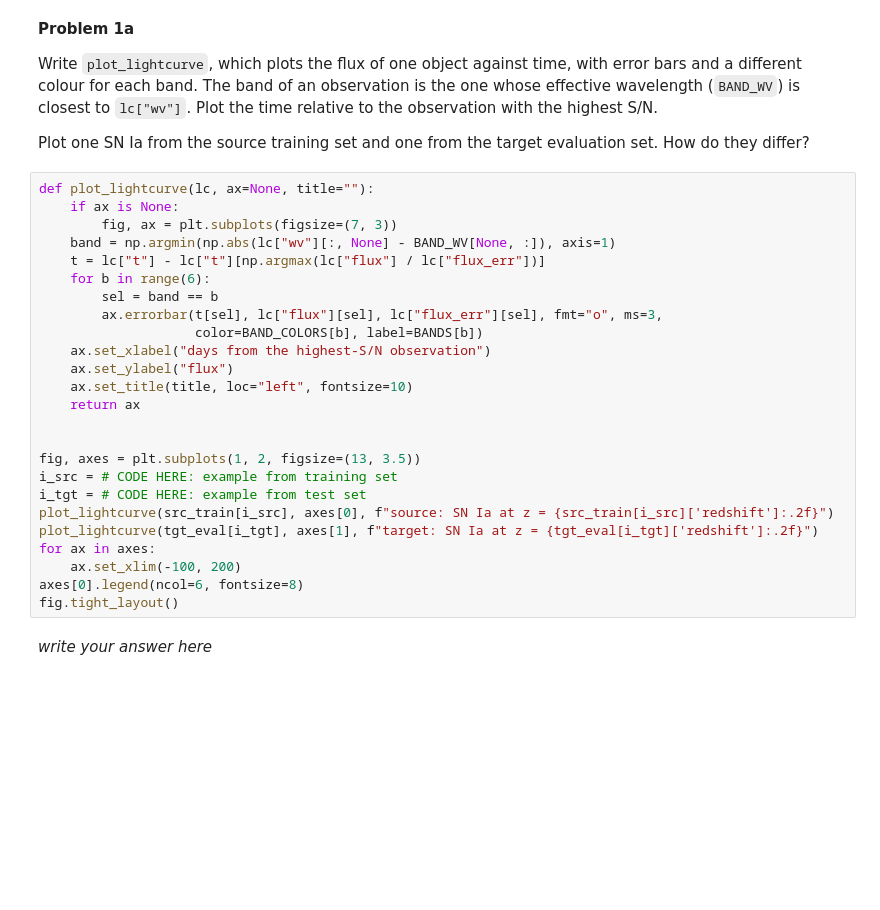
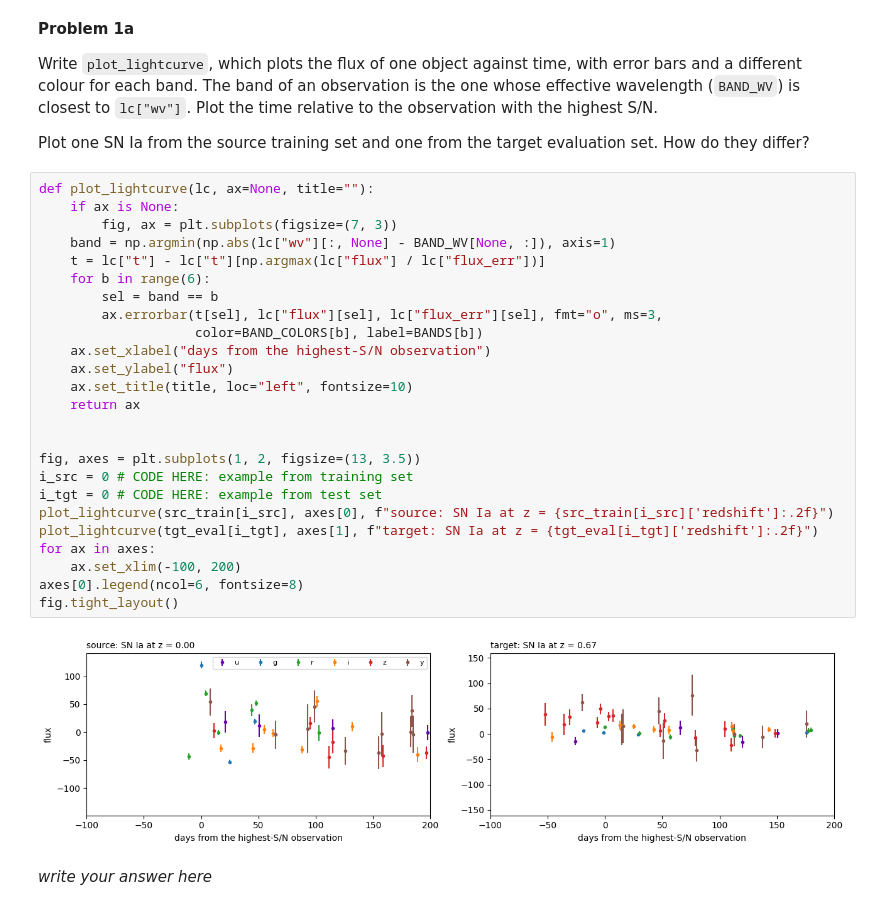
Before and after one commit to hskobe/Session-27, a Jupyter notebook: Day5/MLForTimeSeriesPart2.ipynb, the cells around one changed output. Drawn from its saved outputs; the diff is of its cells as text; blank space fills up the shorter version.

```diff
--- a/Day5/MLForTimeSeriesPart2.ipynb
+++ b/Day5/MLForTimeSeriesPart2.ipynb
@@ -157,28 +170,30 @@ Plot one SN Ia from the source training set and one from the target evaluation s
 # %%
 def plot_lightcurve(lc, ax=None, title=""):
     if ax is None:
         fig, ax = plt.subplots(figsize=(7, 3))
     band = np.argmin(np.abs(lc["wv"][:, None] - BAND_WV[None, :]), axis=1)
     t = lc["t"] - lc["t"][np.argmax(lc["flux"] / lc["flux_err"])]
     for b in range(6):
         sel = band == b
         ax.errorbar(t[sel], lc["flux"][sel], lc["flux_err"][sel], fmt="o", ms=3,
                     color=BAND_COLORS[b], label=BANDS[b])
     ax.set_xlabel("days from the highest-S/N observation")
     ax.set_ylabel("flux")
     ax.set_title(title, loc="left", fontsize=10)
     return ax
 
 
 fig, axes = plt.subplots(1, 2, figsize=(13, 3.5))
-i_src = # CODE HERE: example from training set
-i_tgt = # CODE HERE: example from test set
+i_src = 0 # CODE HERE: example from training set
+i_tgt = 0 # CODE HERE: example from test set
 plot_lightcurve(src_train[i_src], axes[0], f"source: SN Ia at z = {src_train[i_src]['redshift']:.2f}")
 plot_lightcurve(tgt_eval[i_tgt], axes[1], f"target: SN Ia at z = {tgt_eval[i_tgt]['redshift']:.2f}")
 for ax in axes:
     ax.set_xlim(-100, 200)
 axes[0].legend(ncol=6, fontsize=8)
 fig.tight_layout()
+# %% [output]
+[figure, added]
 # %% [markdown]
 *write your answer here*
 # %% [markdown]
```
Also changed, not shown: parts of 6 cells of this notebook.
